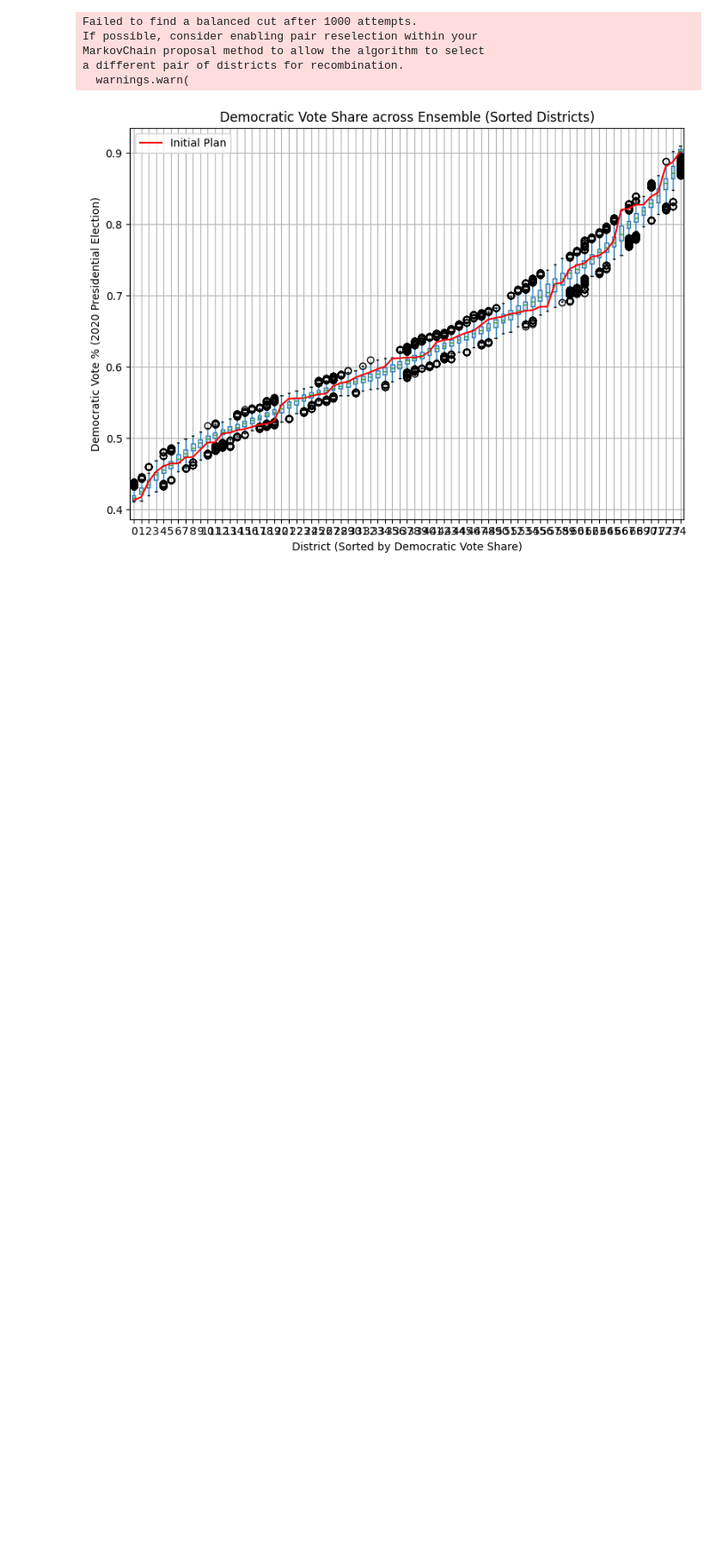
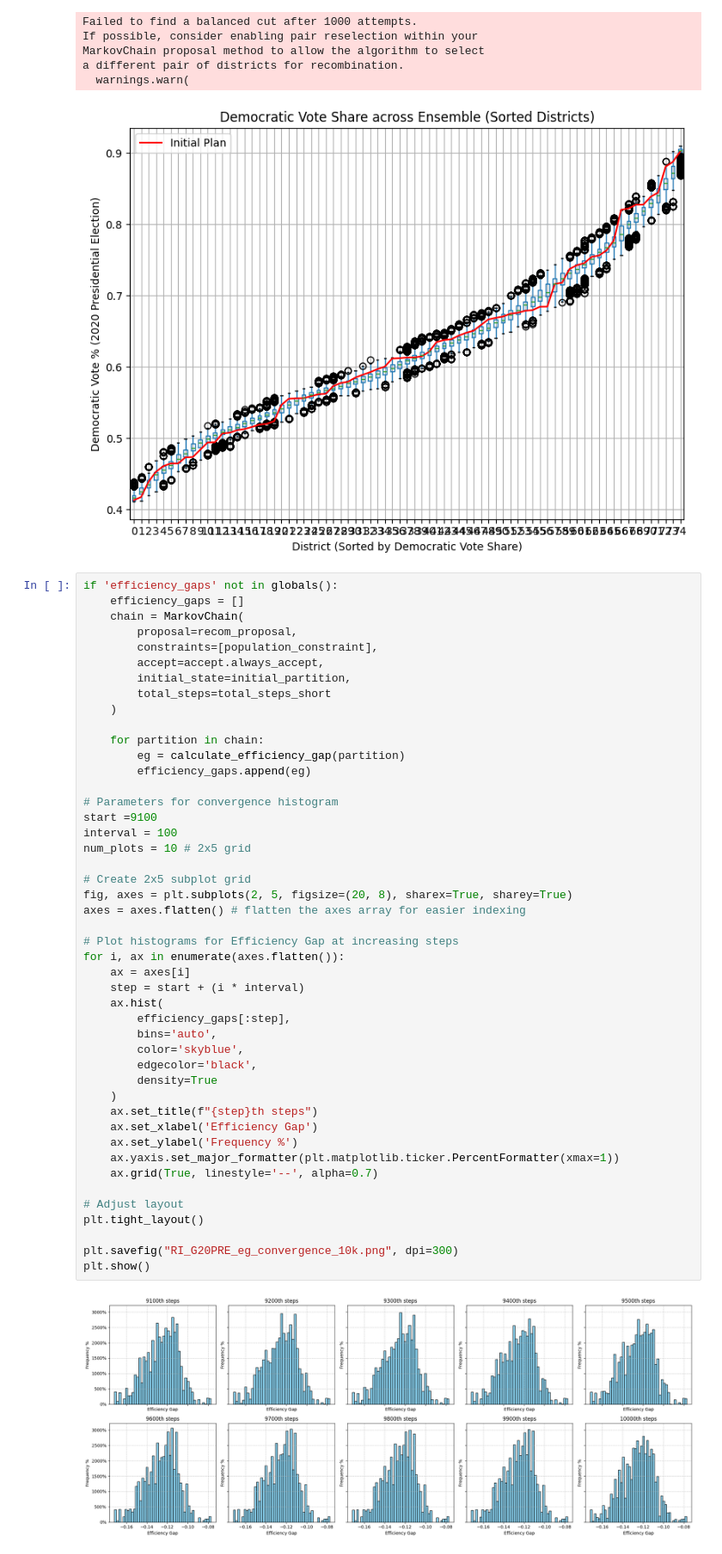
Before and after one commit to JinglinZhou99/Final_Project_MAUP_RI, a Jupyter notebook: gerrychainRI.ipynb, the cells around one changed output. Shown: that part at 86% size. Cells and saved outputs as stored; diff of their text form; blank space fills up the shorter version.

Commit message:
efficiency gap convergence

```diff
--- a/gerrychainRI.ipynb
+++ b/gerrychainRI.ipynb
@@ -290,3 +290,51 @@ MarkovChain proposal method to allow the algorithm to select
 a different pair of districts for recombination.
   warnings.warn(
 [figure]
+# %%
+if 'efficiency_gaps' not in globals():
+    efficiency_gaps = []
+    chain = MarkovChain(
+        proposal=recom_proposal,
+        constraints=[population_constraint],
+        accept=accept.always_accept,
+        initial_state=initial_partition,
+        total_steps=total_steps_short
+    )
+
+    for partition in chain:
+        eg = calculate_efficiency_gap(partition)
+        efficiency_gaps.append(eg)
+
+# Parameters for convergence histogram
+start =9100
+interval = 100
+num_plots = 10 # 2x5 grid
+
+# Create 2x5 subplot grid
+fig, axes = plt.subplots(2, 5, figsize=(20, 8), sharex=True, sharey=True)
+axes = axes.flatten() # flatten the axes array for easier indexing
+
+# Plot histograms for Efficiency Gap at increasing steps
+for i, ax in enumerate(axes.flatten()):
+    ax = axes[i]
+    step = start + (i * interval)
+    ax.hist(
+        efficiency_gaps[:step],
+        bins='auto',
+        color='skyblue',
+        edgecolor='black',
+        density=True
+    )
+    ax.set_title(f"{step}th steps")
+    ax.set_xlabel('Efficiency Gap')
+    ax.set_ylabel('Frequency %')
+    ax.yaxis.set_major_formatter(plt.matplotlib.ticker.PercentFormatter(xmax=1))
+    ax.grid(True, linestyle='--', alpha=0.7)
+
+# Adjust layout
+plt.tight_layout()
+
+plt.savefig("RI_G20PRE_eg_convergence_10k.png", dpi=300)
+plt.show()
+# %% [output]
+[figure, added]
```
Also changed, not shown: 1 other file.
